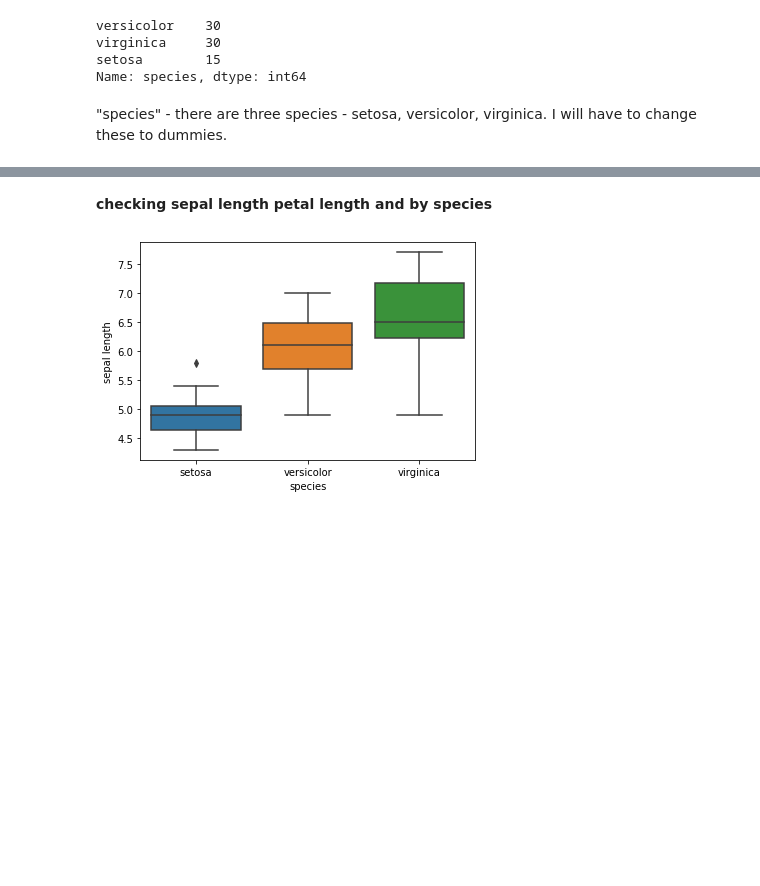
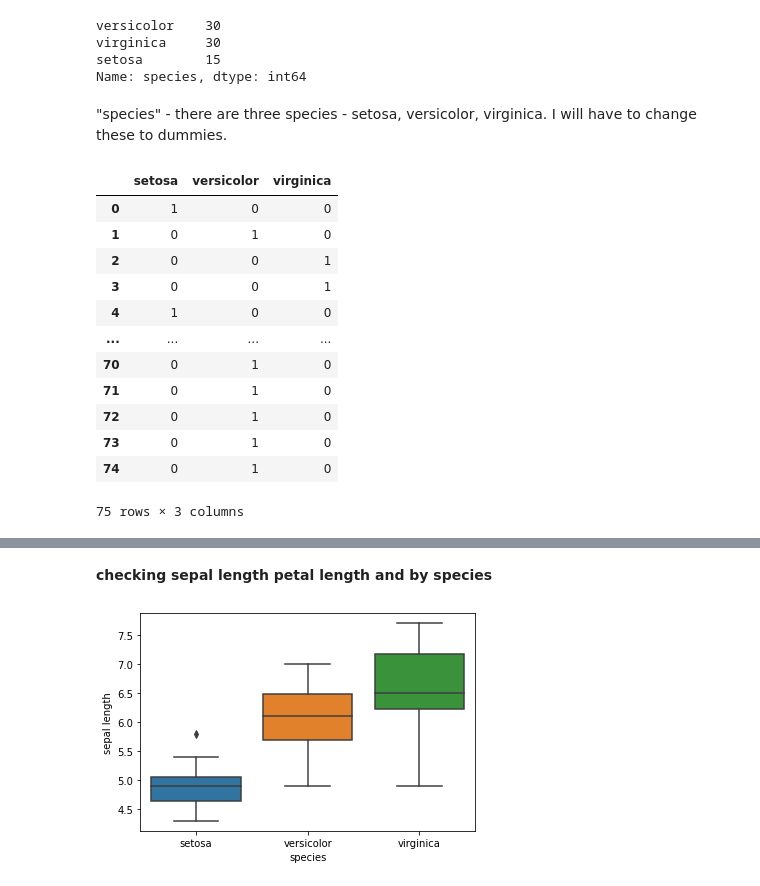
Before and after one commit to HIJINKIM815/gardening2022, a Jupyter notebook: 통계학/Iris) Sepal and Petal Width Prediction.ipynb, the cells around one changed output, grey strips where cells are left out. Saved outputs shown, nothing was run; the diff lists cells and outputs as text; code cells hidden in the pictures; blank space fills up the shorter version.

```diff
--- a/통계학/Iris) Sepal and Petal Width Prediction.ipynb
+++ b/통계학/Iris) Sepal and Petal Width Prediction.ipynb
@@ -95,3 +95,19 @@ setosa        15
 Name: species, dtype: int64
 # %% [markdown]
 "species" - there are three species - setosa, versicolor, virginica. I will have to change these to dummies.
+# %%
+pd.get_dummies(train_df['species'])
+# %% [output]
+|  | setosa | versicolor | virginica |
+| 0 | 1 | 0 | 0 |
+| 1 | 0 | 1 | 0 |
+| 2 | 0 | 0 | 1 |
+| 3 | 0 | 0 | 1 |
+| 4 | 1 | 0 | 0 |
+| ... | ... | ... | ... |
+| 70 | 0 | 1 | 0 |
+| 71 | 0 | 1 | 0 |
+| 72 | 0 | 1 | 0 |
+| 73 | 0 | 1 | 0 |
+| 74 | 0 | 1 | 0 |
+75 rows × 3 columns
```
Also changed, not shown: parts of 1 cell of this notebook.
